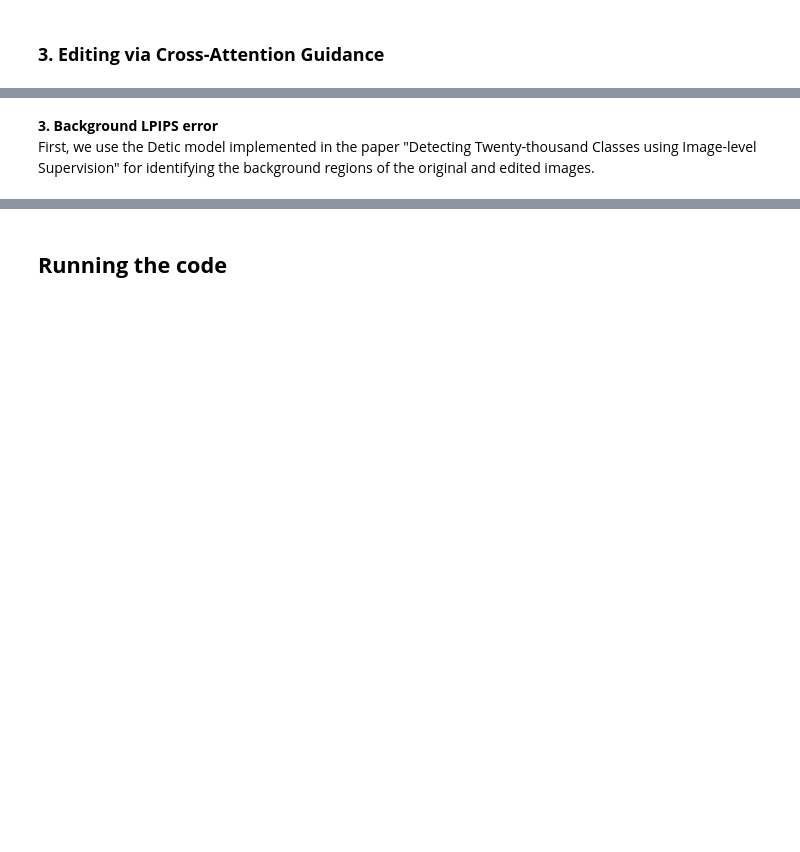
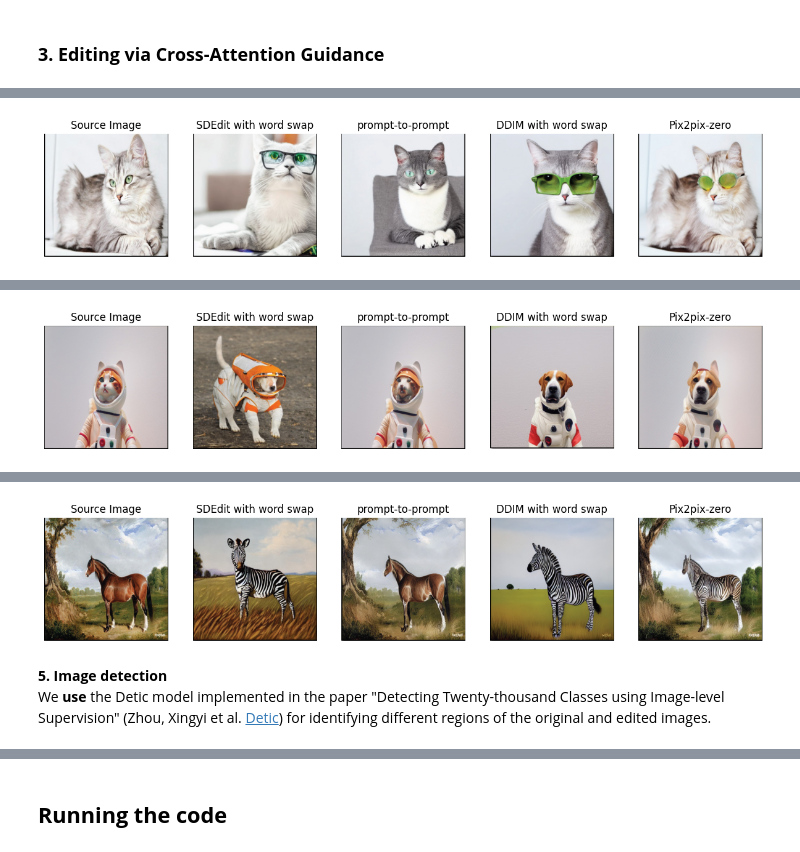
Before and after one commit to cyamonide/cs445-pix2pixzero, a Jupyter notebook: main.ipynb, the cells around one changed output, grey strips where cells are left out. Cells and saved outputs as stored; diff of their text form; code cells hidden in the pictures; blank space fills up the shorter version.

```diff
--- a/main.ipynb
+++ b/main.ipynb
@@ -556,0 +523,4 @@ Structural Distance: 23.501304626464844
+# %%
+import lpips
+loss_fn_alex = lpips.LPIPS(net='alex') # best forward scores
+loss_fn_vgg = lpips.LPIPS(net='vgg') # closer to "traditional" perceptual loss, when used for optimization
@@ -556,0 +543,69 @@ Structural Distance: 23.501304626464844
+# %%
+source_image_paths = ['./imgA_0.png', './imgB_0.png', './imgC_0.png']
+output_suffixes = ['_1.png', '_2.png', '_3.png', '_4.png']
+titles = ['SDEdit with word swap', 'prompt-to-prompt', 'DDIM with word swap', 'Pix2pix-zero']
+
+for source_image_path in source_image_paths:
+    source_inputs = preprocess_image(source_image_path, feature_extractor)
+    with torch.no_grad():
+        source_outputs = vit_model(source_inputs, output_attentions=True)
+        source_keys = source_outputs.attentions[-1].mean(dim=1)
+        source_ss = compute_self_similarity(source_keys)
+
+    source_img = cv2.cvtColor(cv2.imread(source_image_path), cv2.COLOR_BGR2RGB).astype('float32') / 255.0
+    source_img_tensor = torch.tensor(source_img).permute(2, 0, 1).unsqueeze(0)
+
+    base_name = source_image_path.split('/')[-1].split('_')[0]
+    output_image_paths = [f"{base_name}{suffix}" for suffix in output_suffixes]
+    output_imgs = []
+    output_imgs = []
+
+    print(f"{base_name} group comparison: \n")
+    for index, output_image_path in enumerate(output_image_paths):
+
+        output_img = cv2.cvtColor(cv2.imread(output_image_path), cv2.COLOR_BGR2RGB).astype('float32') / 255.0
+
+        # ViT structural distance
+        output_inputs = preprocess_image(output_image_path, feature_extractor)
+        with torch.no_grad():
+            output_outputs = vit_model(output_inputs, output_attentions=True)
+            output_keys = output_outputs.attentions[-1].mean(dim=1)
+            output_ss = compute_self_similarity(output_keys)
+            vit_distance = calculate_structure_distance(source_ss, output_ss)
+
+        print(f"ViT Structural Distance for {titles[index]}: {vit_distance}")
+        output_imgs.append(output_img)
+
+    print("\n")
+    for index, output_image_path in enumerate(output_image_paths):
+        output_img = cv2.cvtColor(cv2.imread(output_image_path), cv2.COLOR_BGR2RGB).astype('float32') / 255.0
+        output_img_tensor = torch.tensor(output_img).permute(2, 0, 1).unsqueeze(0)
+
+        # LPIPS distance_alex
+        lpips_distance_alex = loss_fn_alex(source_img_tensor, output_img_tensor).item()
+        print(f"LPIPS Distance (net='alex') for {titles[index]}: {lpips_distance_alex}")
+
+    print("\n")
+    for index, output_image_path in enumerate(output_image_paths):
+        output_img = cv2.cvtColor(cv2.imread(output_image_path), cv2.COLOR_BGR2RGB).astype('float32') / 255.0
+        output_img_tensor = torch.tensor(output_img).permute(2, 0, 1).unsqueeze(0)
+
+        # LPIPS distance_vgg
+        lpips_distance_vgg = loss_fn_vgg(source_img_tensor, output_img_tensor).item()
+        print(f"LPIPS Distance (net='vgg') for {titles[index]}: {lpips_distance_vgg}")
+
+    num_images = len(output_imgs) + 1
+    plt.figure(figsize=(15, num_images * 5))
+    plt.subplot(1, num_images, 1)
+    plt.imshow(source_img)
+    plt.title('Source Image')
+    plt.axis('off')
+
+    for idx, (img, title) in enumerate(zip(output_imgs, titles), start=2):
+        plt.subplot(1, num_images, idx)
+        plt.imshow(img)
+        plt.title(title)
+        plt.axis('off')
+
+    plt.show()
+# %% [output]
@@ -556,0 +630 @@ Structural Distance: 23.501304626464844
+[figure, added]
@@ -556,0 +649 @@ Structural Distance: 23.501304626464844
+[figure, added]
@@ -557,7 +668,8 @@ Structural Distance: 23.501304626464844
+[figure, added]
 # %% [markdown]
-**3. Background LPIPS error**
+**5. Image detection**
 \
-First, we use the Detic model implemented in the paper "Detecting Twenty-thousand Classes using Image-level Supervision" for identifying the background regions of the original and edited images.
+We **use** the Detic model implemented in the paper "Detecting Twenty-thousand Classes using Image-level Supervision" (Zhou, Xingyi et al. [Detic](https://arxiv.org/pdf/2201.02605)) for identifying different regions of the original and edited images.
 # %%
 # environment setup
 %cd /content/drive/MyDrive
```
Also changed, not shown: parts of 24 cells of this notebook, 33 other files.
